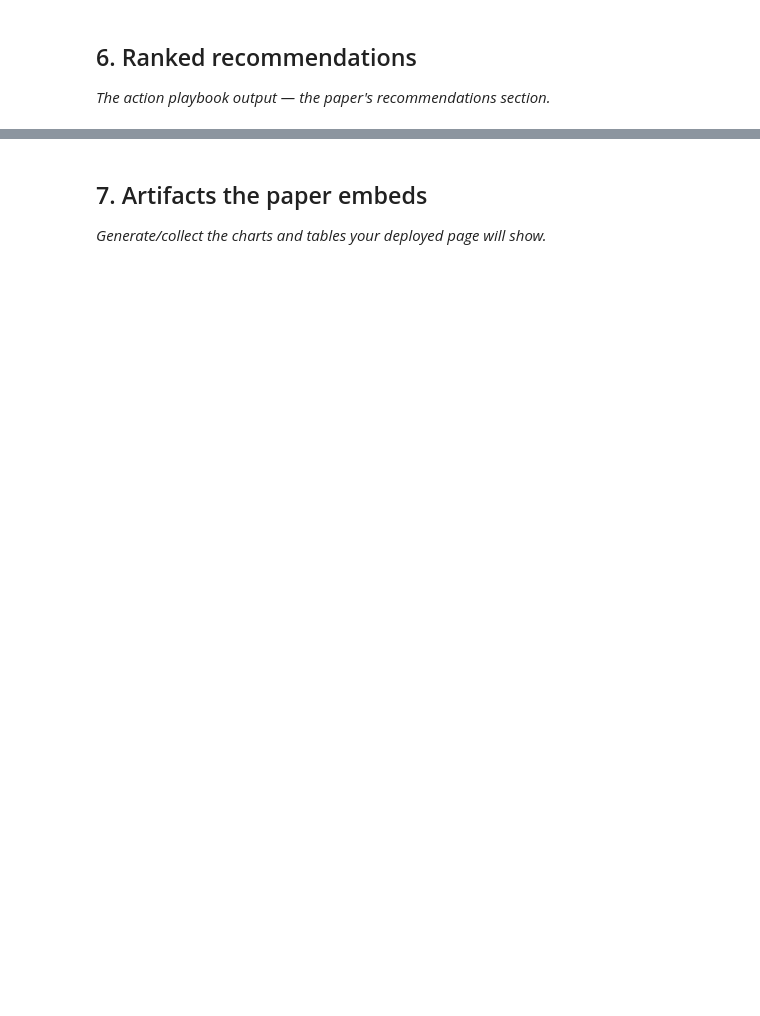
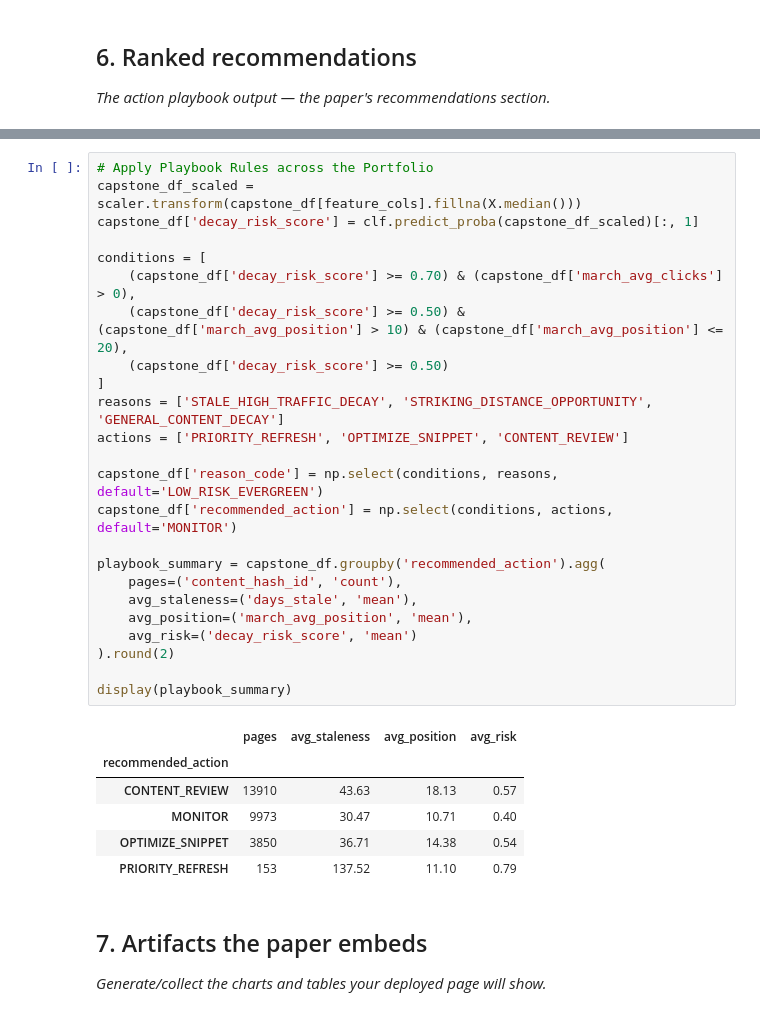
Before and after one commit to abdul-ITexpert/flyrank-internship-week1, a Jupyter notebook: work/notebooks/capstone.ipynb, the cells around one changed output, grey strips where cells are left out. Cells and saved outputs as stored; diff of their text form; blank space fills up the shorter version.

```diff
--- a/work/notebooks/capstone.ipynb
+++ b/work/notebooks/capstone.ipynb
@@ -33,3 +284,34 @@ This skeleton is yours to fill. Work the sections **in order** — each one has
+# %%
+# Apply Playbook Rules across the Portfolio
+capstone_df_scaled = scaler.transform(capstone_df[feature_cols].fillna(X.median()))
+capstone_df['decay_risk_score'] = clf.predict_proba(capstone_df_scaled)[:, 1]
+
+conditions = [
+    (capstone_df['decay_risk_score'] >= 0.70) & (capstone_df['march_avg_clicks'] > 0),
+    (capstone_df['decay_risk_score'] >= 0.50) & (capstone_df['march_avg_position'] > 10) & (capstone_df['march_avg_position'] <= 20),
+    (capstone_df['decay_risk_score'] >= 0.50)
+]
+reasons = ['STALE_HIGH_TRAFFIC_DECAY', 'STRIKING_DISTANCE_OPPORTUNITY', 'GENERAL_CONTENT_DECAY']
+actions = ['PRIORITY_REFRESH', 'OPTIMIZE_SNIPPET', 'CONTENT_REVIEW']
+
+capstone_df['reason_code'] = np.select(conditions, reasons, default='LOW_RISK_EVERGREEN')
+capstone_df['recommended_action'] = np.select(conditions, actions, default='MONITOR')
+
+playbook_summary = capstone_df.groupby('recommended_action').agg(
+    pages=('content_hash_id', 'count'),
+    avg_staleness=('days_stale', 'mean'),
+    avg_position=('march_avg_position', 'mean'),
+    avg_risk=('decay_risk_score', 'mean')
+).round(2)
+
+display(playbook_summary)
+# %% [output]
+|  | pages | avg_staleness | avg_position | avg_risk |
+| recommended_action |  |  |  |  |
+| CONTENT_REVIEW | 13910 | 43.63 | 18.13 | 0.57 |
+| MONITOR | 9973 | 30.47 | 10.71 | 0.40 |
+| OPTIMIZE_SNIPPET | 3850 | 36.71 | 14.38 | 0.54 |
+| PRIORITY_REFRESH | 153 | 137.52 | 11.10 | 0.79 |
 # %% [markdown]
 ## 7. Artifacts the paper embeds
 
```
Also changed, not shown: parts of 14 cells of this notebook.
